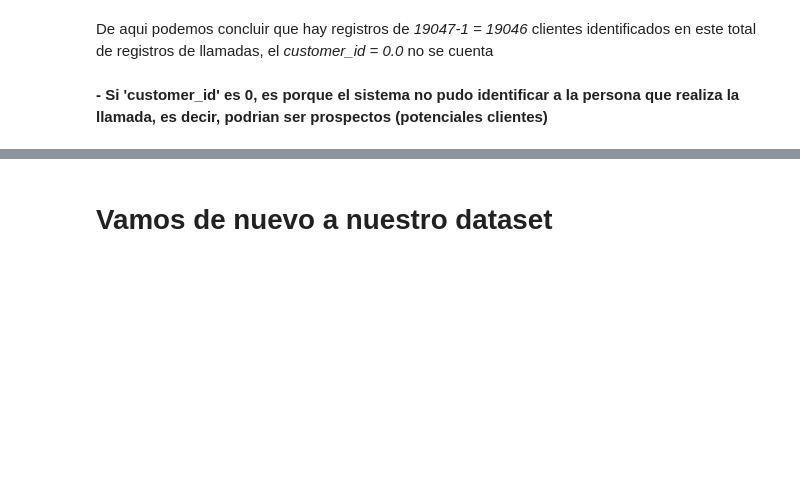
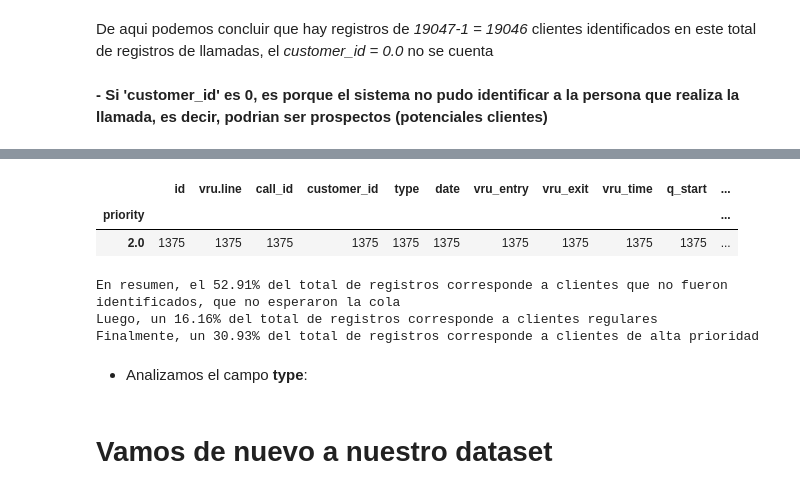
Before and after one commit to jmartindiaz/Call_center, a Jupyter notebook: Exploratory_Analysis.ipynb, the cells around one changed output, grey strips where cells are left out. Cells and saved outputs as stored; diff of their text form; code cells hidden in the pictures; blank space fills up the shorter version.

```diff
--- a/Exploratory_Analysis.ipynb
+++ b/Exploratory_Analysis.ipynb
@@ -247,0 +190,3 @@ Notemos que los campos estan limpios, es decir, no tenemos el problema de que se
+# %%
+df['priority'] = df['priority'].astype(float)
+df['priority']
@@ -247,0 +206,11 @@ Notemos que los campos estan limpios, es decir, no tenemos el problema de que se
+# %%
+## existe una unica prioridad para cada customer_id??
+df[(df['priority'] == 0) & (df['customer_id'] != 0)]
+
+## vemos que no, entonces vamos a ver si un mismo customer_id tiene mas de una prioridad
+df[df['customer_id']==58704610.0].groupby('priority').count()
+## entonces vemos que si, un mismo customer_id puede tener mas de una prioridad
+# %% [output]
+|  | id | vru.line | call_id | customer_id | type | date | vru_entry | vru_exit | vru_time | q_start | ... |
+| priority |  |  |  |  |  |  |  |  |  |  | ... |
+| 2.0 | 1375 | 1375 | 1375 | 1375 | 1375 | 1375 | 1375 | 1375 | 1375 | 1375 | ... |
@@ -248,3 +224,17 @@ Notemos que los campos estan limpios, es decir, no tenemos el problema de que se
+# %%
+prob_priority_0 = round(prob_priority['frec_rel (%)'].loc[0],2)
+prob_priority_1 = round(prob_priority['frec_rel (%)'].loc[1],2)
+prob_priority_2 = round(prob_priority['frec_rel (%)'].loc[2],2)
+
+print(f'En resumen, el {prob_priority_0}% del total de registros corresponde a clientes que no fueron identificados o bien no esperaron la cola')
+print(f'Luego, un {prob_priority_1}% del total de registros corresponde a clientes regulares')
+print(f'Finalmente, un {prob_priority_2}% del total de registros corresponde a clientes de alta prioridad')
+# %% [output]
+En resumen, el 52.91% del total de registros corresponde a clientes que no fueron identificados, que no esperaron la cola
+Luego, un 16.16% del total de registros corresponde a clientes regulares
+Finalmente, un 30.93% del total de registros corresponde a clientes de alta prioridad
+# %% [markdown]
+- Analizamos el campo **type**:
 # %% [markdown]
 # Vamos de nuevo a nuestro dataset
 # %%
```
Also changed, not shown: parts of 36 cells of this notebook.
